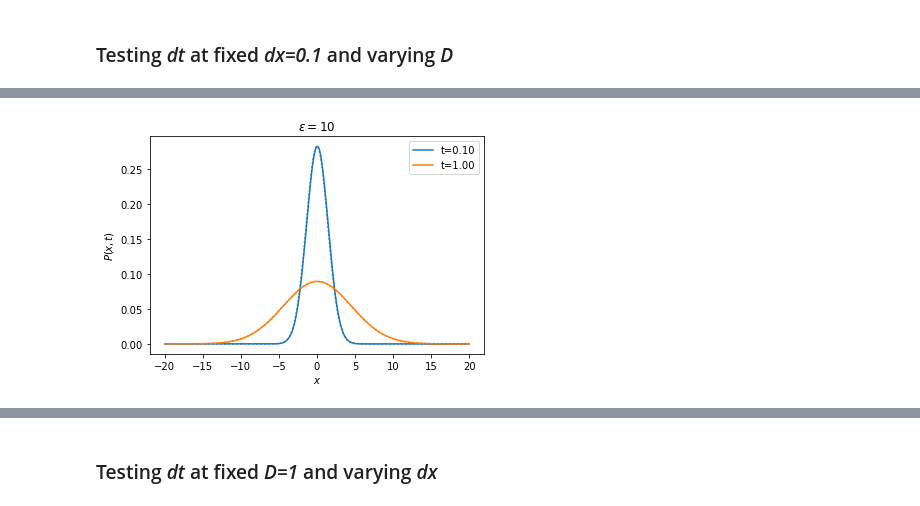
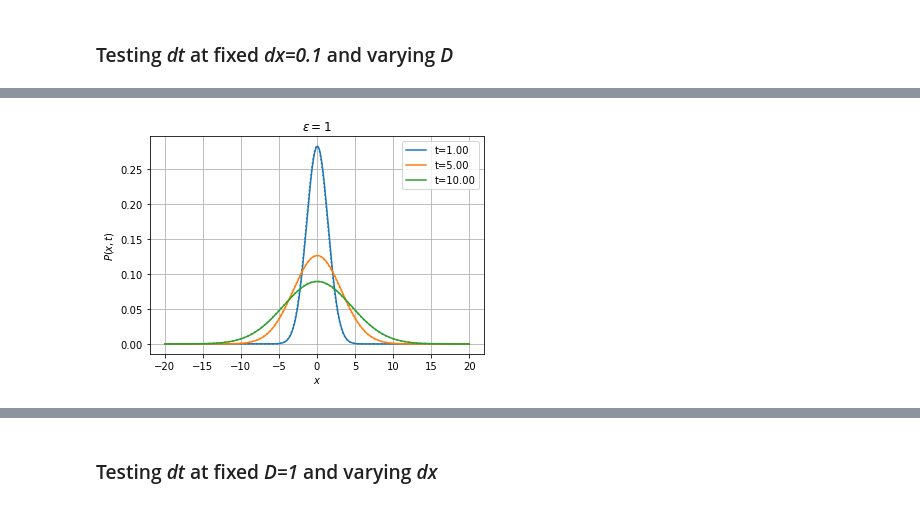
Before and after one commit to cbherbert/stochrare, a Jupyter notebook: demo/Diffusion.ipynb, the cells around one changed output, grey strips where cells are left out. Saved outputs shown, nothing was run; the diff lists cells and outputs as text; code cells hidden in the pictures.

Commit message:
Reorganize pdf plotting routine

```diff
--- a/demo/Diffusion.ipynb
+++ b/demo/Diffusion.ipynb
@@ -61,11 +30,5 @@ pdf_plot1d(*((x, Wiener1D(D=0.01)._fpthsol(x, t), {'ls': 'dotted'}) for t in (10
-# %%
-fpe = FokkerPlanck1D(Wiener1D().drift, 10)
-fpgen = fpe.fpintegrate_generator(0.1, 1.0, dt=0.0001, npts=400, bounds=(-20.0, 20.0),
-                                  t0=0.0, P0='dirac', bc=('absorbing', 'absorbing'))
-fig, ax = pdf_plot1d(*((np.array(X), np.array(P), {'label': 't='+format(t, '.2f')}) for t, X, P in fpgen),
-                     title=r'$\epsilon=10$')
-ax.set_prop_cycle(None) # reset colors
-x = np.linspace(-20., 20., num=400)
-pdf_plot1d(*((x, Wiener1D(D=10)._fpthsol(x, t), {'ls': 'dotted'}) for t in (0.1, 1)), fig=fig, ax=ax);
-# %% [output]
-[figure, removed]
+# %%
+Wiener1D().pdfplot(1, 5, 10, dt=0.001, npts=400, bounds=(-20.0, 20.0),
+                   t0=0.0, P0='dirac', bc=('absorbing', 'absorbing'), th=True);
+# %% [output]
+[figure, added]
```
Also changed, not shown: parts of 18 cells of this notebook, 2 other files.
